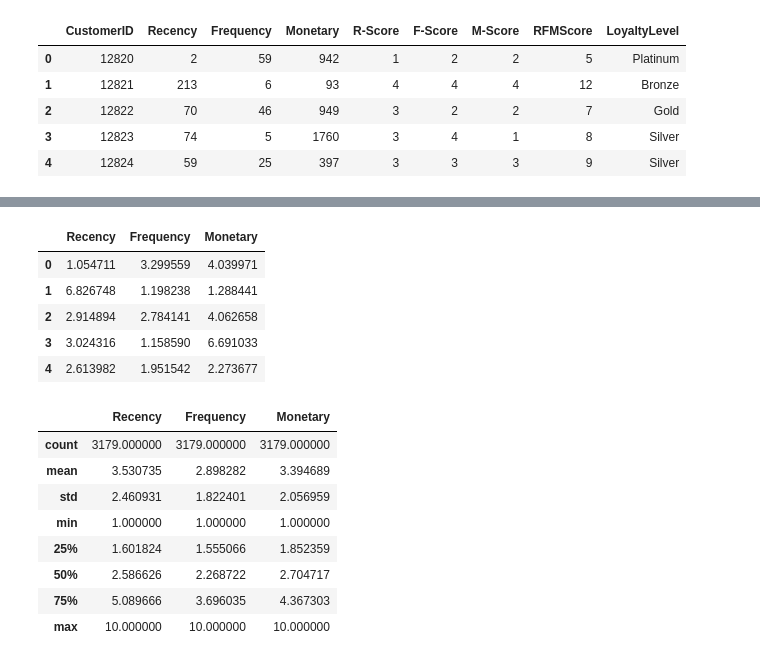
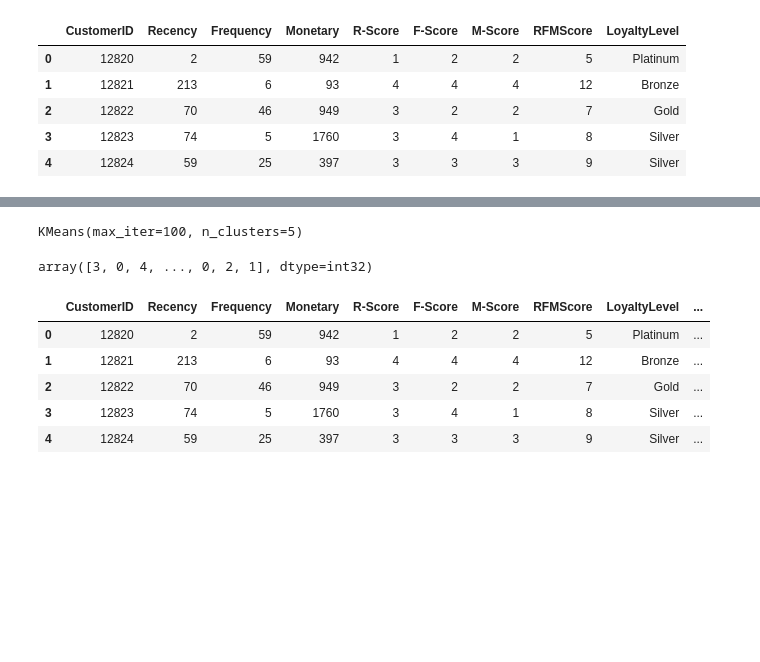
Before and after one commit to Mano1498/Customer_Segmentation, a Jupyter notebook: Customer_segment(Kmeans).ipynb, the cells around one changed output, grey strips where cells are left out. Cells and saved outputs as stored; diff of their text form; code cells hidden in the pictures; blank space fills up the shorter version.

```diff
--- a/Customer_segment(Kmeans).ipynb
+++ b/Customer_segment(Kmeans).ipynb
@@ -39,0 +94,15 @@ data = ((data-data.min())/(data.max()-data.min())) *9 + 1
+# %%
+k_values = range(2, 11)
+wcss = []
+for k in k_values:
+    kmeans = KMeans(n_clusters=k,init="k-means++")
+    kmeans.fit(data)
+    wcss.append(kmeans.inertia_)
+
+plt.figure(figsize=(8, 4))
+plt.plot(k_values, wcss, marker='o')
+plt.xlabel('Number of Clusters (k)')
+plt.ylabel('Within-Cluster Sum of Squares (WCSS)')
+plt.title('Elbow Method for Optimal k')
+plt.grid(True)
+plt.show()
@@ -40,21 +123,22 @@ data = ((data-data.min())/(data.max()-data.min())) *9 + 1
+# %%
+kmeans = KMeans(n_clusters=5,max_iter= 100)
+kmeans.fit(data)
+# %% [output]
+KMeans(max_iter=100, n_clusters=5)
+# %%
+prd = kmeans.predict(data)
+# %%
+prd
+# %% [output]
+array([3, 0, 4, ..., 0, 2, 1], dtype=int32)
+# %%
+retail["Cluster_ID"] = prd
 # %%
-data.head()
+retail.head()
 # %% [output]
-|  | Recency | Frequency | Monetary |
-| 0 | 1.054711 | 3.299559 | 4.039971 |
-| 1 | 6.826748 | 1.198238 | 1.288441 |
-| 2 | 2.914894 | 2.784141 | 4.062658 |
-| 3 | 3.024316 | 1.158590 | 6.691033 |
-| 4 | 2.613982 | 1.951542 | 2.273677 |
+|  | CustomerID | Recency | Frequency | Monetary | R-Score | F-Score | M-Score | RFMScore | LoyaltyLevel | ... |
+| 0 | 12820 | 2 | 59 | 942 | 1 | 2 | 2 | 5 | Platinum | ... |
+| 1 | 12821 | 213 | 6 | 93 | 4 | 4 | 4 | 12 | Bronze | ... |
+| 2 | 12822 | 70 | 46 | 949 | 3 | 2 | 2 | 7 | Gold | ... |
+| 3 | 12823 | 74 | 5 | 1760 | 3 | 4 | 1 | 8 | Silver | ... |
+| 4 | 12824 | 59 | 25 | 397 | 3 | 3 | 3 | 9 | Silver | ... |
-# %%
-data.describe()
-# %% [output]
-|  | Recency | Frequency | Monetary |
-| count | 3179.000000 | 3179.000000 | 3179.000000 |
-| mean | 3.530735 | 2.898282 | 3.394689 |
-| std | 2.460931 | 1.822401 | 2.056959 |
-| min | 1.000000 | 1.000000 | 1.000000 |
-| 25% | 1.601824 | 1.555066 | 1.852359 |
-| 50% | 2.586626 | 2.268722 | 2.704717 |
-| 75% | 5.089666 | 3.696035 | 4.367303 |
-| max | 10.000000 | 10.000000 | 10.000000 |
```
Also changed, not shown: parts of 37 cells of this notebook.
